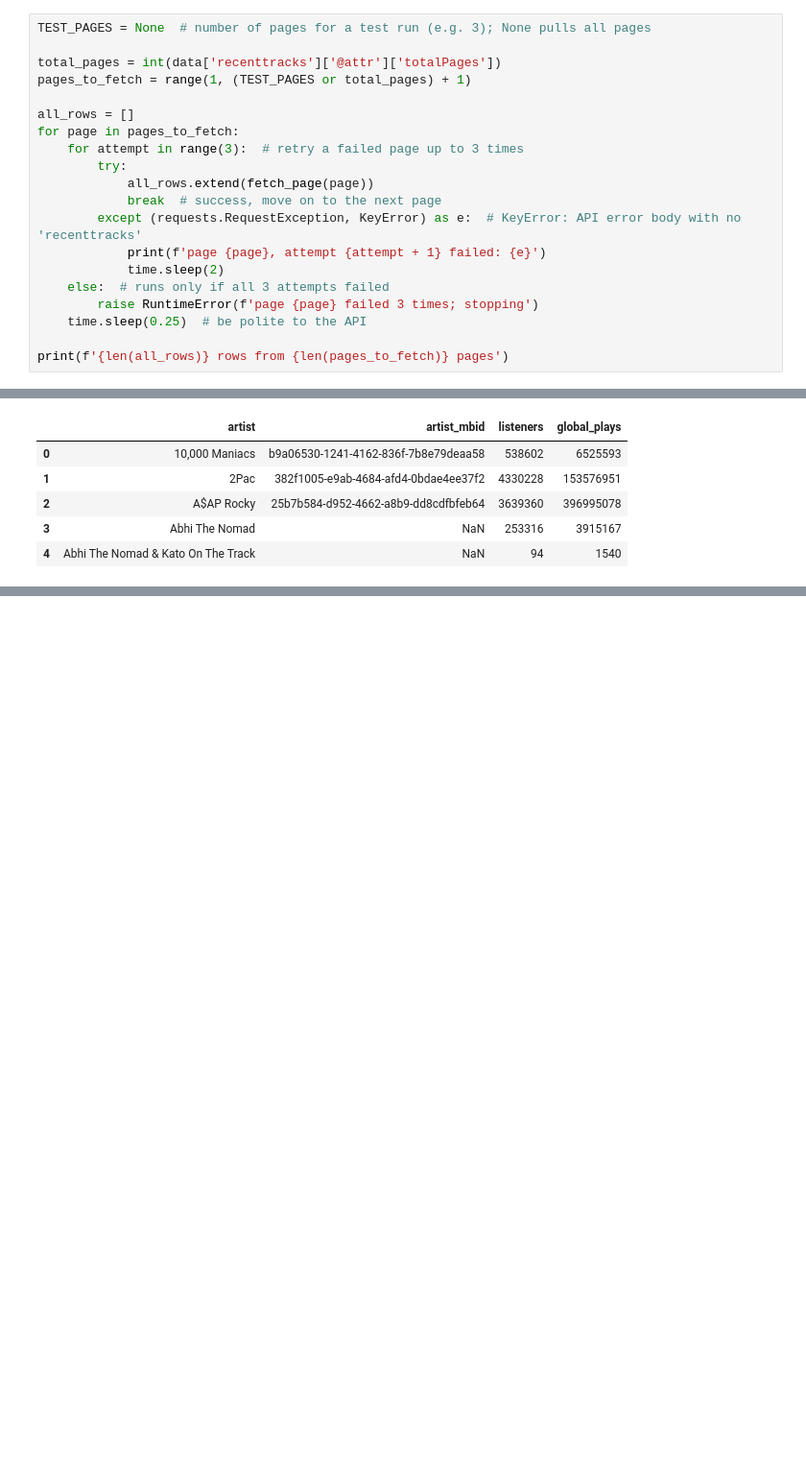
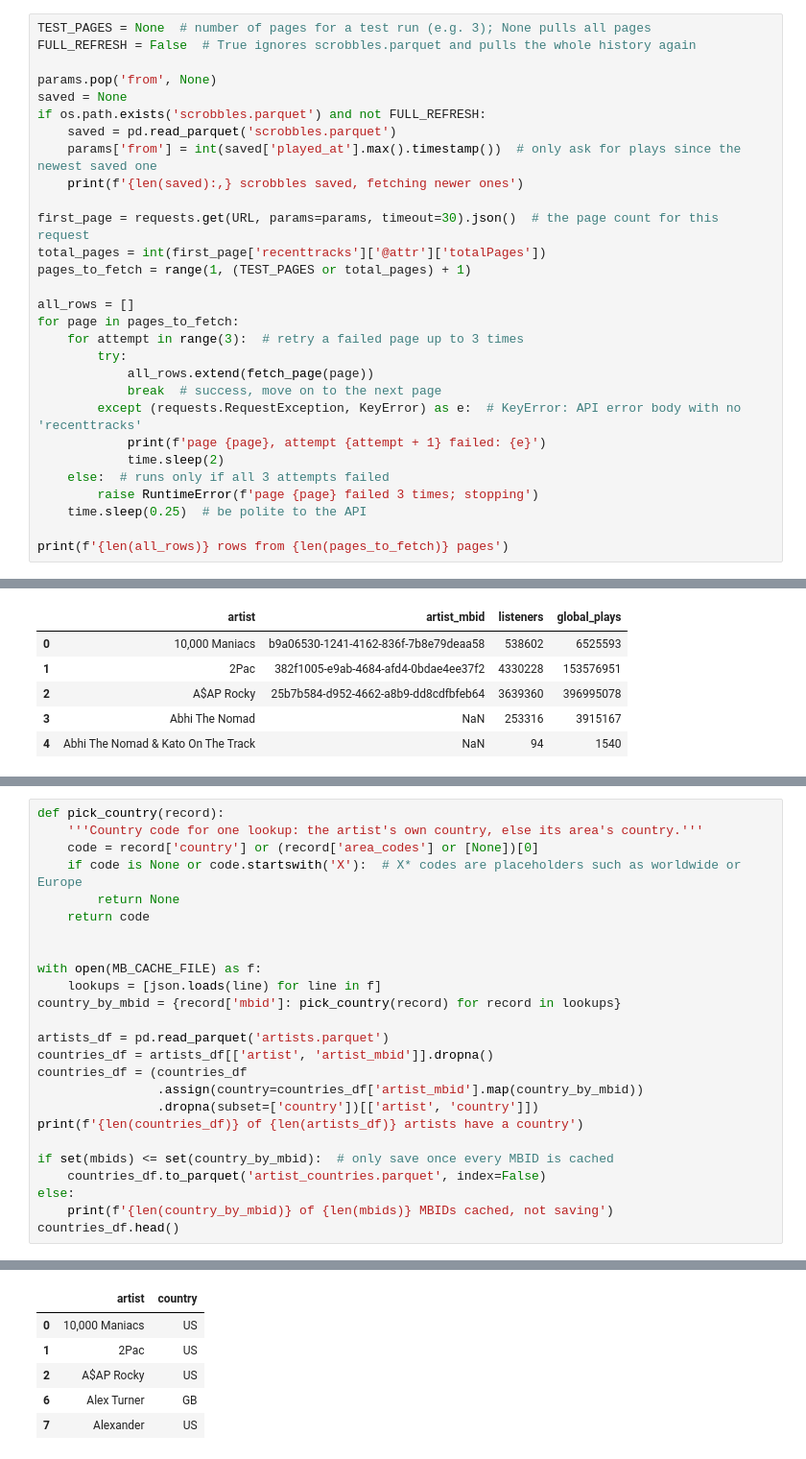
Before and after one commit to skumagai3/lastfm_data_demos, a Jupyter notebook: 00_ingest.ipynb, the cells around one changed output, grey strips where cells are left out. Shown at 96% size. Drawn from its saved outputs; the diff is of its cells as text; blank space fills up the shorter version.

```diff
--- a/00_ingest.ipynb
+++ b/00_ingest.ipynb
@@ -102,7 +102,16 @@ The number of pages comes from the API response. Set `TEST_PAGES` to a small num
 # %%
 TEST_PAGES = None  # number of pages for a test run (e.g. 3); None pulls all pages
+FULL_REFRESH = False  # True ignores scrobbles.parquet and pulls the whole history again
 
-total_pages = int(data['recenttracks']['@attr']['totalPages'])
+params.pop('from', None)
+saved = None
+if os.path.exists('scrobbles.parquet') and not FULL_REFRESH:
+    saved = pd.read_parquet('scrobbles.parquet')
+    params['from'] = int(saved['played_at'].max().timestamp())  # only ask for plays since the newest saved one
+    print(f'{len(saved):,} scrobbles saved, fetching newer ones')
+
+first_page = requests.get(URL, params=params, timeout=30).json()  # the page count for this request
+total_pages = int(first_page['recenttracks']['@attr']['totalPages'])
 pages_to_fetch = range(1, (TEST_PAGES or total_pages) + 1)
 
 all_rows = []
@@ -305,0 +360,26 @@ artist_tags (13724, 3)
+# %%
+def pick_country(record):
+    '''Country code for one lookup: the artist's own country, else its area's country.'''
+    code = record['country'] or (record['area_codes'] or [None])[0]
+    if code is None or code.startswith('X'):  # X* codes are placeholders such as worldwide or Europe
+        return None
+    return code
+
+
+with open(MB_CACHE_FILE) as f:
+    lookups = [json.loads(line) for line in f]
+country_by_mbid = {record['mbid']: pick_country(record) for record in lookups}
+
+artists_df = pd.read_parquet('artists.parquet')
+countries_df = artists_df[['artist', 'artist_mbid']].dropna()
+countries_df = (countries_df
+                .assign(country=countries_df['artist_mbid'].map(country_by_mbid))
+                .dropna(subset=['country'])[['artist', 'country']])
+print(f'{len(countries_df)} of {len(artists_df)} artists have a country')
+
+if set(mbids) <= set(country_by_mbid):  # only save once every MBID is cached
+    countries_df.to_parquet('artist_countries.parquet', index=False)
+else:
+    print(f'{len(country_by_mbid)} of {len(mbids)} MBIDs cached, not saving')
+countries_df.head()
+# %% [output]
@@ -305,0 +387,6 @@ artist_tags (13724, 3)
+|  | artist | country |
+| 0 | 10,000 Maniacs | US |
+| 1 | 2Pac | US |
+| 2 | A$AP Rocky | US |
+| 6 | Alex Turner | GB |
+| 7 | Alexander | US |
```
Also changed, not shown: parts of 21 cells of this notebook, 21 other files.
